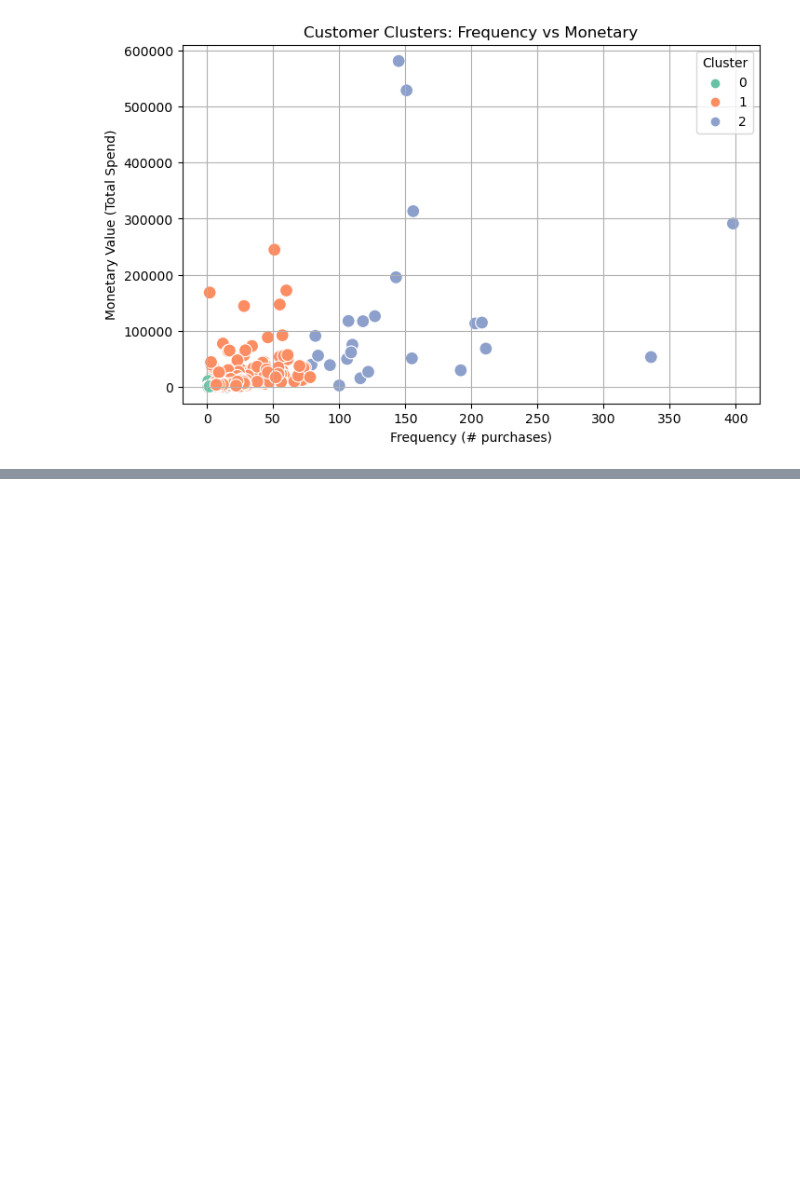
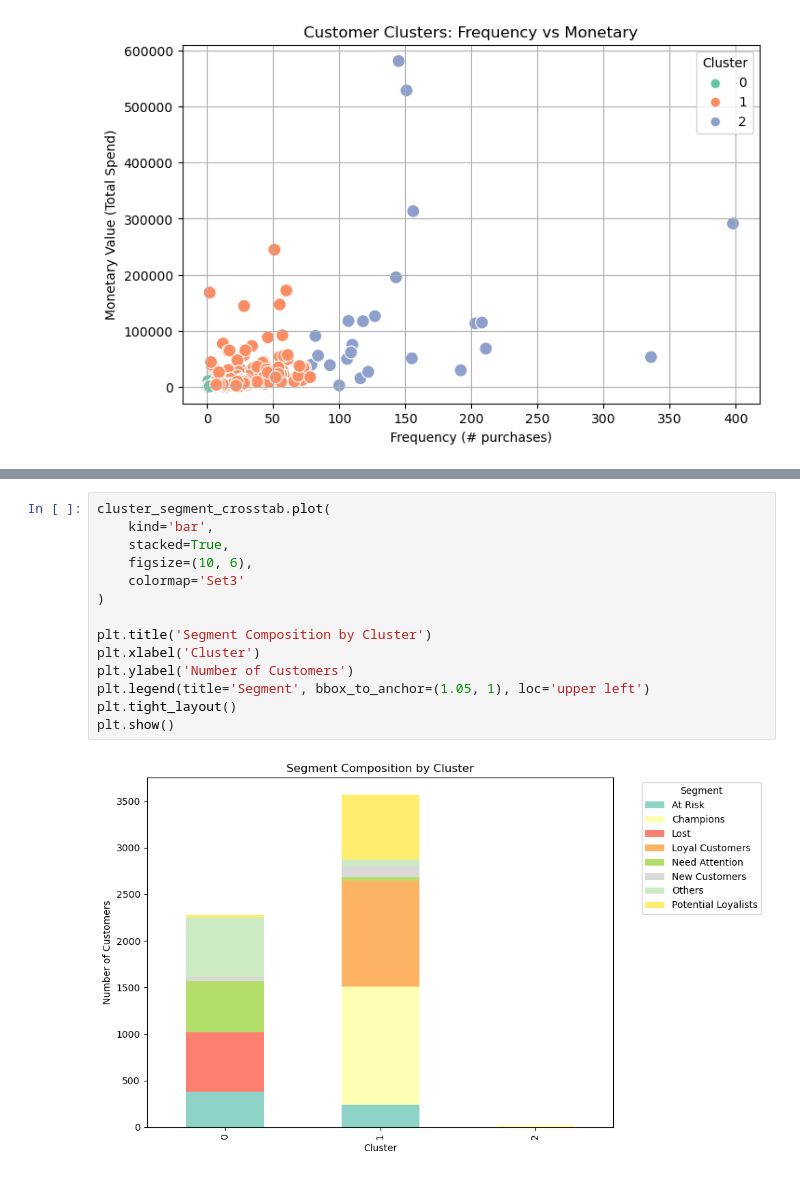
Before and after one commit to Daniel-Muruthi/customer-segmentation, a Jupyter notebook: index.ipynb, the cells around one changed output, grey strips where cells are left out. Drawn from its saved outputs; the diff is of its cells as text; blank space fills up the shorter version.

```diff
--- a/index.ipynb
+++ b/index.ipynb
@@ -722,0 +891,16 @@ print(rfm[['CustomerID', 'Segment', 'Cluster']].head())
+# %%
+cluster_segment_crosstab.plot(
+    kind='bar',
+    stacked=True,
+    figsize=(10, 6),
+    colormap='Set3'
+)
+
+plt.title('Segment Composition by Cluster')
+plt.xlabel('Cluster')
+plt.ylabel('Number of Customers')
+plt.legend(title='Segment', bbox_to_anchor=(1.05, 1), loc='upper left')
+plt.tight_layout()
+plt.show()
+# %% [output]
+[figure, added]
```
Also changed, not shown: parts of 34 cells of this notebook.
